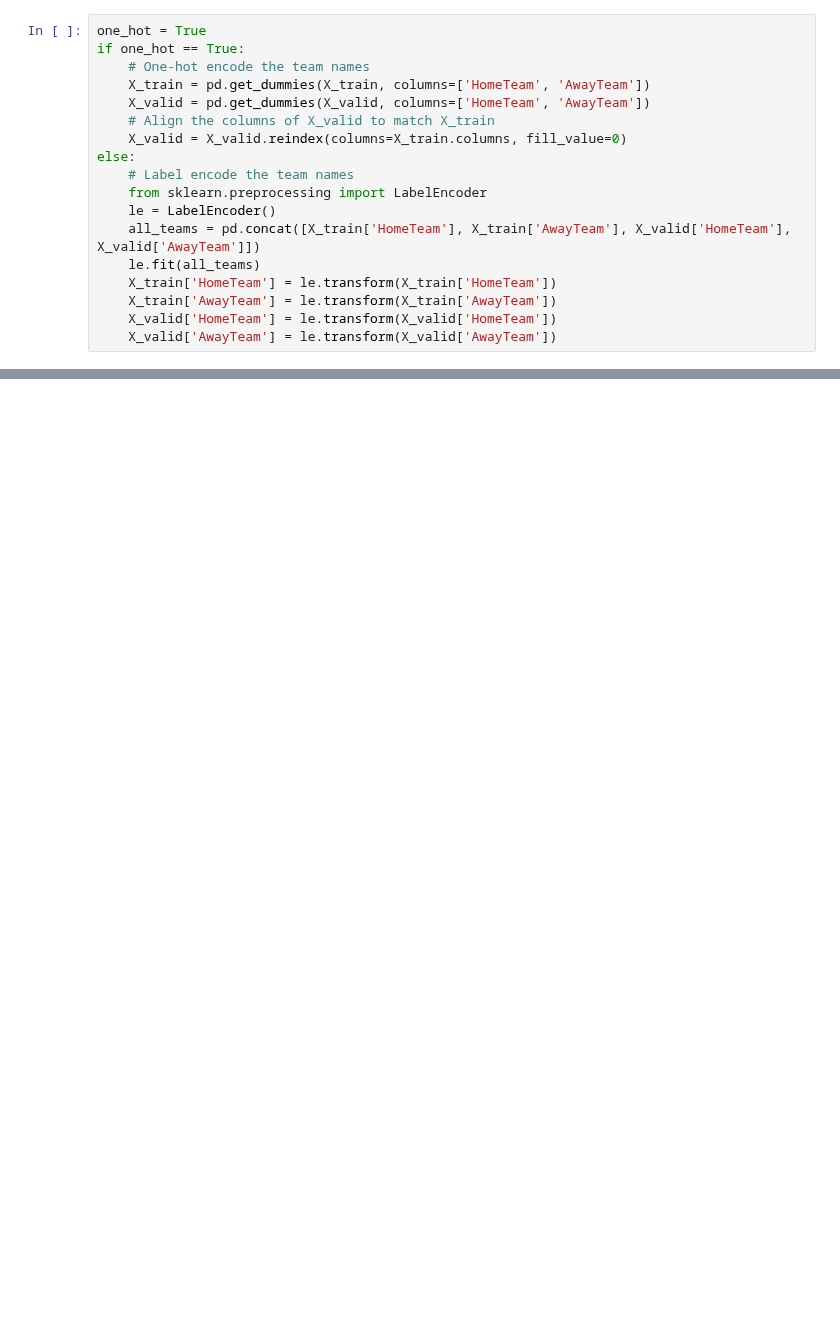
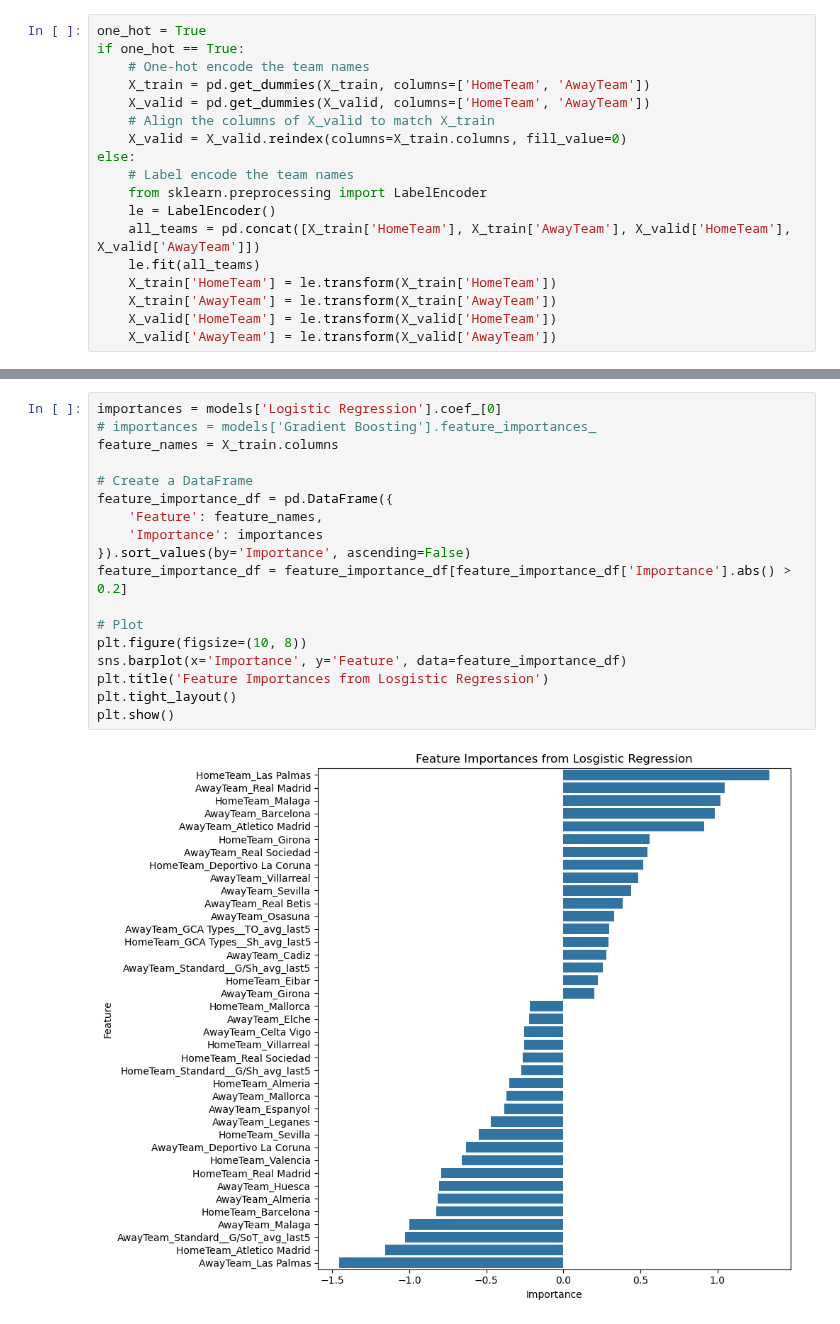
Before and after one commit to DSAI-Creator/Football-Match-Prediction, a Jupyter notebook: src/models/train.ipynb, the cells around one changed output, grey strips where cells are left out. Drawn from its saved outputs; the diff is of its cells as text; blank space fills up the shorter version.

```diff
--- a/src/models/train.ipynb
+++ b/src/models/train.ipynb
@@ -141,0 +188,20 @@ weighted avg       0.47      0.52      0.47       480
+# %%
+importances = models['Logistic Regression'].coef_[0]
+# importances = models['Gradient Boosting'].feature_importances_
+feature_names = X_train.columns
+
+# Create a DataFrame
+feature_importance_df = pd.DataFrame({
+    'Feature': feature_names,
+    'Importance': importances
+}).sort_values(by='Importance', ascending=False)
+feature_importance_df = feature_importance_df[feature_importance_df['Importance'].abs() > 0.2]
+
+# Plot
+plt.figure(figsize=(10, 8))
+sns.barplot(x='Importance', y='Feature', data=feature_importance_df)
+plt.title('Feature Importances from Losgistic Regression')
+plt.tight_layout()
+plt.show()
+# %% [output]
+[figure, added]
```
Also changed, not shown: parts of 7 cells of this notebook, 3 other files.
